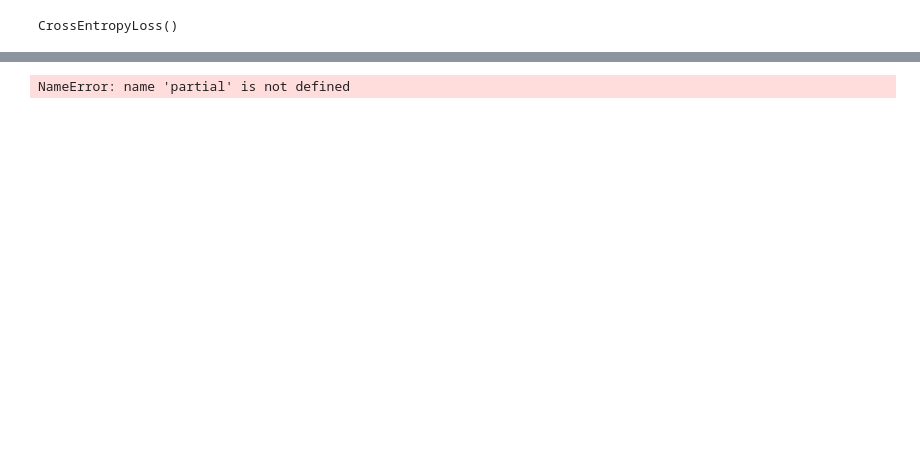
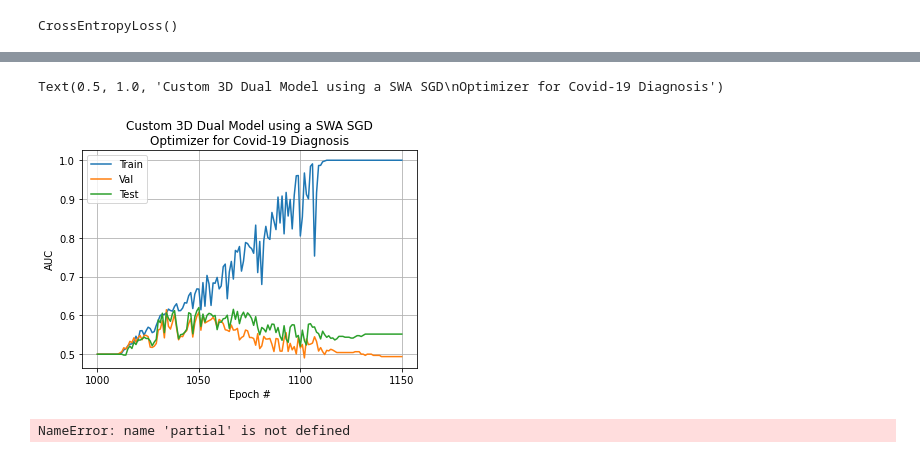
Before and after one commit to hwixley/ctscan-covid19-severity-detection, a Jupyter notebook: deep-learning.ipynb, the cells around one changed output, grey strips where cells are left out. Cells and saved outputs as stored; diff of their text form; code cells hidden in the pictures; blank space fills up the shorter version.

```diff
--- a/deep-learning.ipynb
+++ b/deep-learning.ipynb
@@ -950,3 +1041,22 @@ AUC = 0.5808481641814975
+# %%
+start = 1000
+stop = 1151
+step = 50
+
+aucs = getCNNdata("auc", start, stop)
+
+plt.plot(np.arange(len(aucs["train"])), aucs["train"], label="Train")
+plt.plot(np.arange(len(aucs["val"])), aucs["val"], label="Val")
+plt.plot(np.arange(len(aucs["test"])), aucs["test"], label="Test")
+plt.legend(loc="upper left")
+plt.xticks(np.arange(0, stop-start, step), np.arange(start, stop, step))
+plt.xlabel("Epoch #")
+plt.ylabel("AUC")
+plt.grid(True)
+plt.title("Custom 3D Dual Model using a SWA SGD\nOptimizer for Covid-19 Diagnosis")
+# %% [output]
+Text(0.5, 1.0, 'Custom 3D Dual Model using a SWA SGD\nOptimizer for Covid-19 Diagnosis')
+[figure, added]
 # %%
 def get_rot_mat(theta):
     theta = torch.tensor(theta)
```
Also changed, not shown: parts of 42 cells of this notebook.
